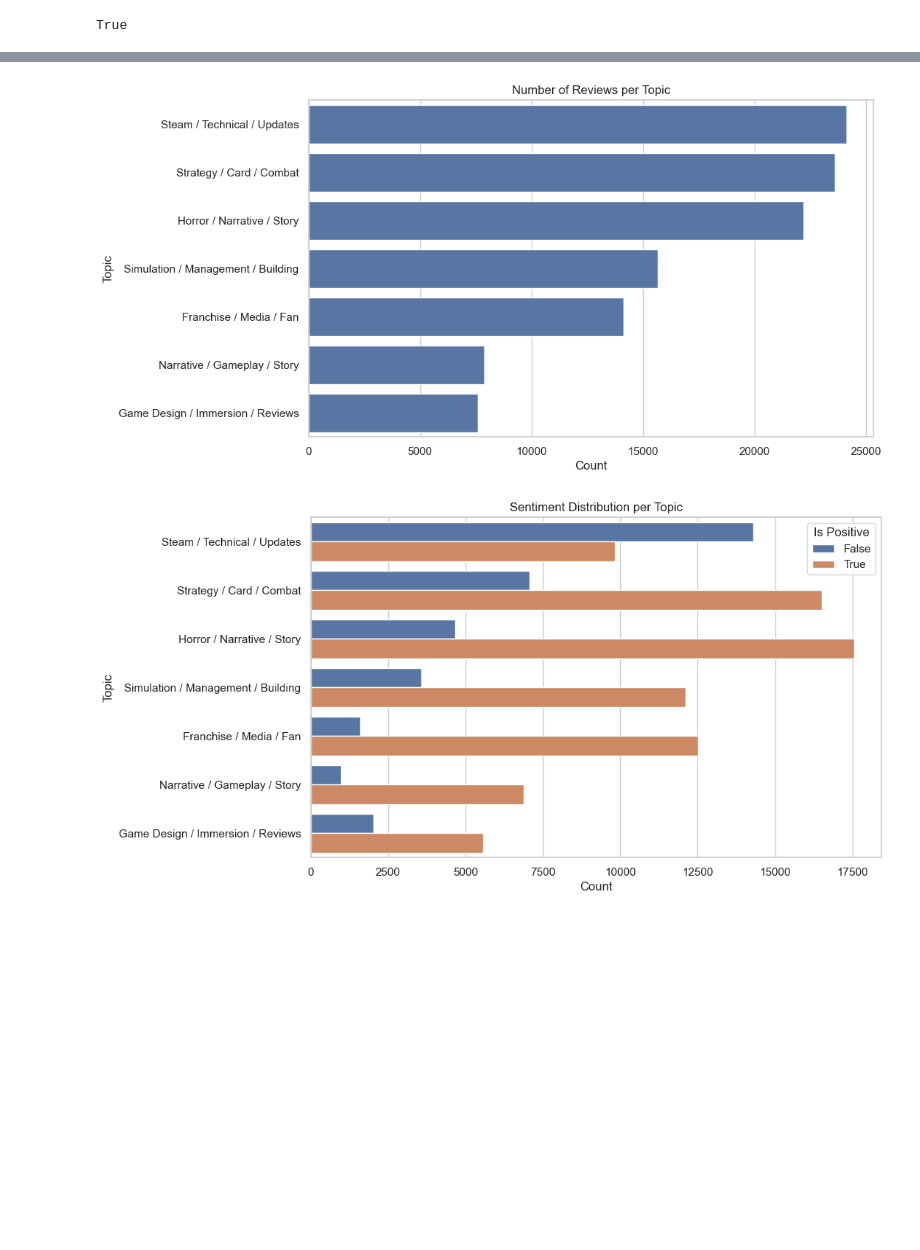
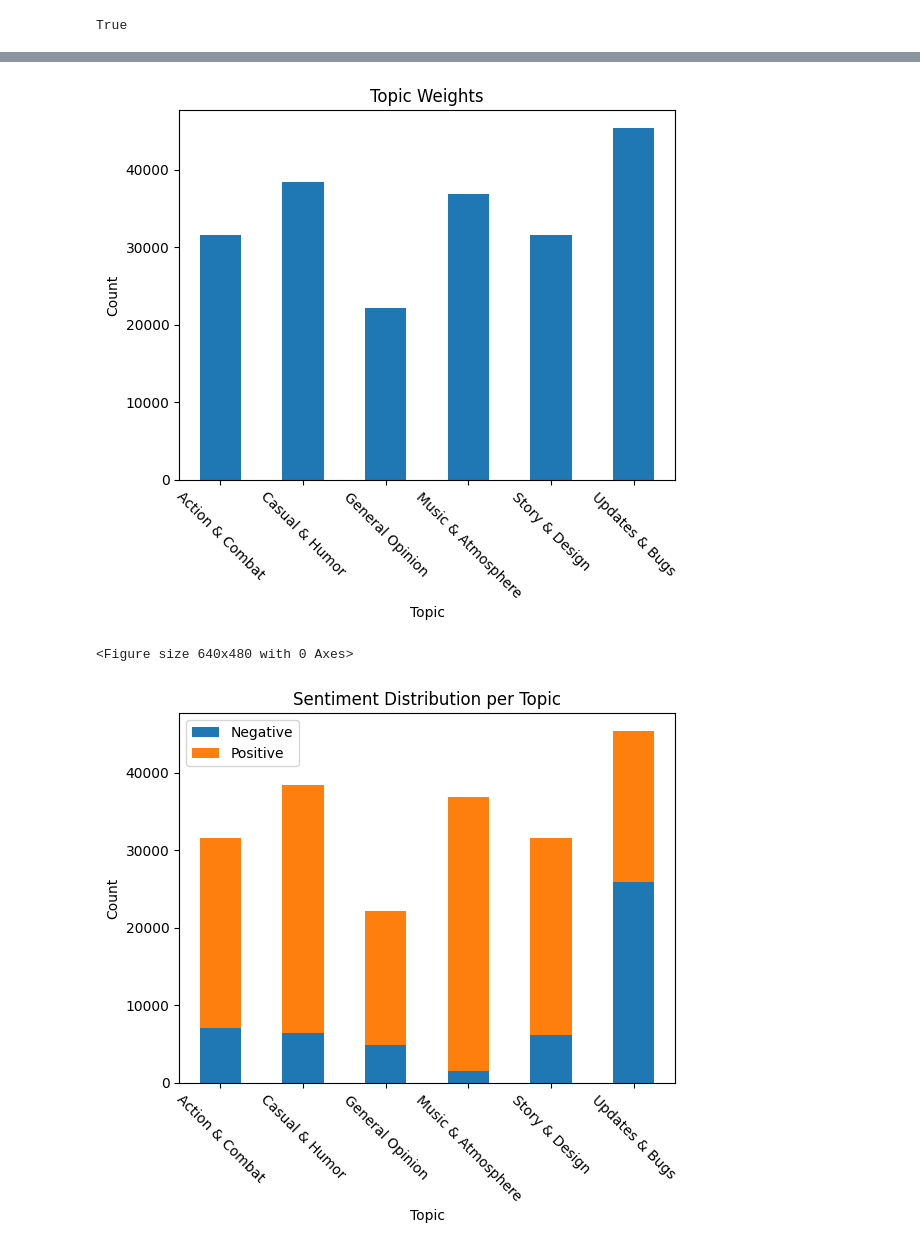
Before and after one commit to UCM-GIDIA-PD1/c2526-R4, a Jupyter notebook: src/D_Modelos/Reviews/top_frecuent_words.ipynb, the cells around one changed output, grey strips where cells are left out. Saved outputs shown, nothing was run; the diff lists cells and outputs as text; code cells hidden in the pictures; blank space fills up the shorter version.

Commit message:
Completado modelo de FASTopic

```diff
--- a/src/D_Modelos/Reviews/top_frecuent_words.ipynb
+++ b/src/D_Modelos/Reviews/top_frecuent_words.ipynb
@@ -170,3 +105,10 @@ df
-# %%
-df.to_csv("reviews_fastopic.csv")
-df =pd.read_csv("reviews_fastopic.csv")
+# %%
+def load_model(path):
+    loaded_model = FASTopic.from_pretrained(path)
+    # daba errores de tensores en distintos dispositivos (cuda, cpu), así que se asegura que todo esté en CPU para evitar esos problemas
+    loaded_model.model.to("cpu")
+    loaded_model.train_doc_embeddings = loaded_model.train_doc_embeddings.to("cpu")
+    if hasattr(loaded_model.model, 'topic_embeddings'):
+        loaded_model.model.topic_embeddings = loaded_model.model.topic_embeddings.to("cpu")
+    return loaded_model
+loaded_model = load_model(reviews_fastopic_file)
@@ -172,0 +162,6 @@ df =pd.read_csv("reviews_fastopic.csv")
+# %%
+topic_dists = loaded_model.transform(df["text_clean"].tolist())
+# %%
+df["predicted_topic"] = topic_dists.argmax(axis=1)
+df["predicted_topic_label"] = df["predicted_topic"].map(topic_tags)
+df
@@ -224,23 +201,31 @@ df
-# %%
-import seaborn as sns
-import matplotlib.pyplot as plt
-
-
-plt.figure(figsize=(10,6))
-sns.countplot(data=df, y='Topic_Name', order=df['Topic_Name'].value_counts().index)
-plt.title('Number of Reviews per Topic')
-plt.xlabel('Count')
-plt.ylabel('Topic')
-plt.show()
-
-plt.figure(figsize=(10,6))
-sns.countplot(data=df, y='Topic_Name', hue='is_positive',
-              order=df['Topic_Name'].value_counts().index)
-plt.title('Sentiment Distribution per Topic')
-plt.xlabel('Count')
-plt.ylabel('Topic')
-plt.legend(title='Is Positive')
-plt.show()
-# %% [output]
-[figure, removed]
-[figure, removed]
+# %%
+topic_counts = df['predicted_topic_label'].value_counts().sort_index()
+
+plt.figure()
+topic_counts.plot(kind='bar')
+plt.title("Topic Weights")
+plt.xlabel("Topic")
+plt.ylabel("Count")
+plt.xticks(rotation=-45)
+plt.show()
+
+
+sentiment_counts = (
+    df.groupby(['predicted_topic_label', 'is_positive'])
+      .size()
+      .unstack(fill_value=0)
+      .sort_index()
+)
+
+plt.figure()
+sentiment_counts.plot(kind='bar', stacked=True)
+plt.title("Sentiment Distribution per Topic")
+plt.xlabel("Topic")
+plt.ylabel("Count")
+plt.xticks(rotation=-45)
+plt.legend(["Negative", "Positive"])
+plt.show()
+# %% [output]
+[figure, added]
+<Figure size 640x480 with 0 Axes>
+[figure, added]
```
Also changed, not shown: parts of 26 cells of this notebook, 2 other files.
